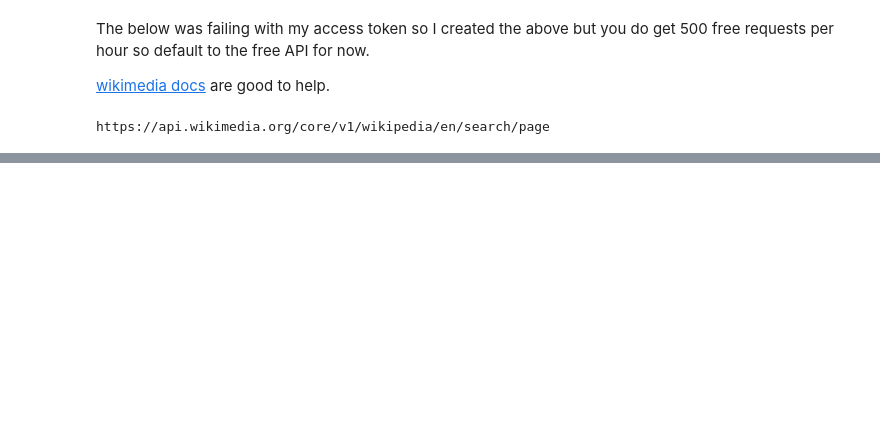
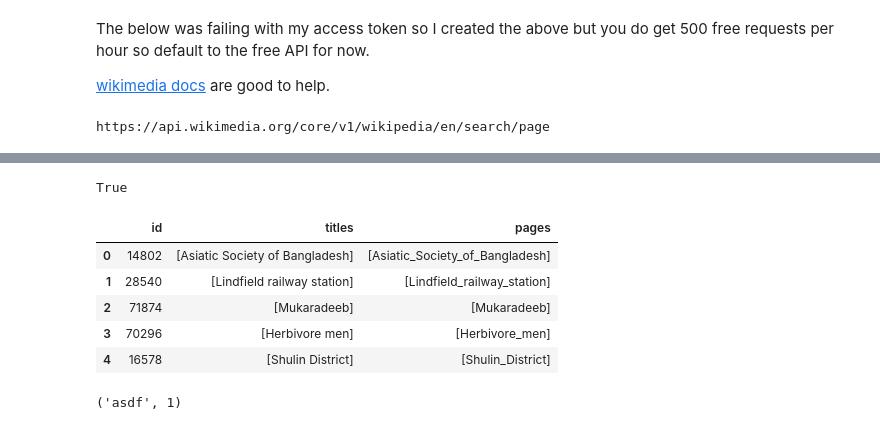
Before and after one commit to ks982579/iu-autonomous-fact-checker, a Jupyter notebook: aieng/rag_system/wikitest.ipynb, the cells around one changed output, grey strips where cells are left out. Saved outputs shown, nothing was run; the diff lists cells and outputs as text; code cells hidden in the pictures; blank space fills up the shorter version.

```diff
--- a/aieng/rag_system/wikitest.ipynb
+++ b/aieng/rag_system/wikitest.ipynb
@@ -106,0 +265,19 @@ response.json()
+# %%
+data_path = Path('../') / 'judge_model' / ".datasets" / "updated" / "fever_train_titles_chunk_0000.parquet"
+print(data_path.exists())
+dft = pd.read_parquet(data_path)
+dft.head(5)
+# %% [output]
+True
+|  | id | titles | pages |
+| 0 | 14802 | [Asiatic Society of Bangladesh] | [Asiatic_Society_of_Bangladesh] |
+| 1 | 28540 | [Lindfield railway station] | [Lindfield_railway_station] |
+| 2 | 71874 | [Mukaradeeb] | [Mukaradeeb] |
+| 3 | 70296 | [Herbivore men] | [Herbivore_men] |
+| 4 | 16578 | [Shulin District] | [Shulin_District] |
+# %%
+pages = { 'asdf': 1}
+for page in pages.items():
+    print(page)
+# %% [output]
+('asdf', 1)
```
Also changed, not shown: parts of 16 cells of this notebook, 20 other files.
